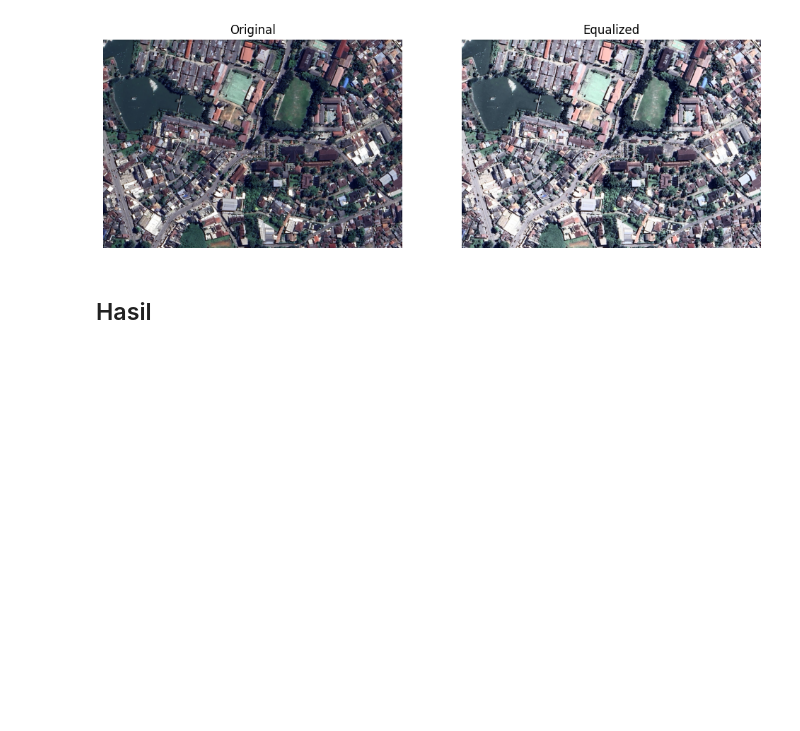
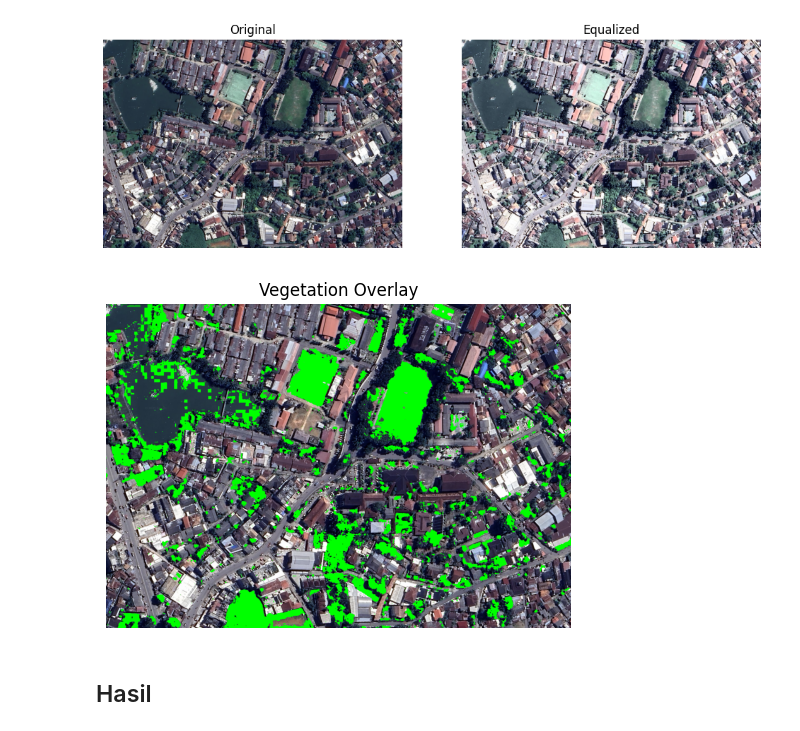
Before and after one commit to jordiabrar/Image-Processing, a Jupyter notebook: Kelompok5.ipynb, the cells around one changed output. Cells and saved outputs as stored; diff of their text form; code cells hidden in the pictures; blank space fills up the shorter version.

```diff
--- a/Kelompok5.ipynb
+++ b/Kelompok5.ipynb
@@ -84,6 +84,16 @@ axes[1].axis("off")
 plt.show()
 # %% [output]
 [figure]
+# %%
+overlay = img_rgb.copy()
+overlay[veg_mask==255] = [0,255,0]  # hijau terang
+plt.figure(figsize=(6,6))
+plt.imshow(overlay)
+plt.title('Vegetation Overlay')
+plt.axis('off')
+plt.show()
+# %% [output]
+[figure, added]
 # %% [markdown]
 ## Hasil
 # %% [markdown]
```
